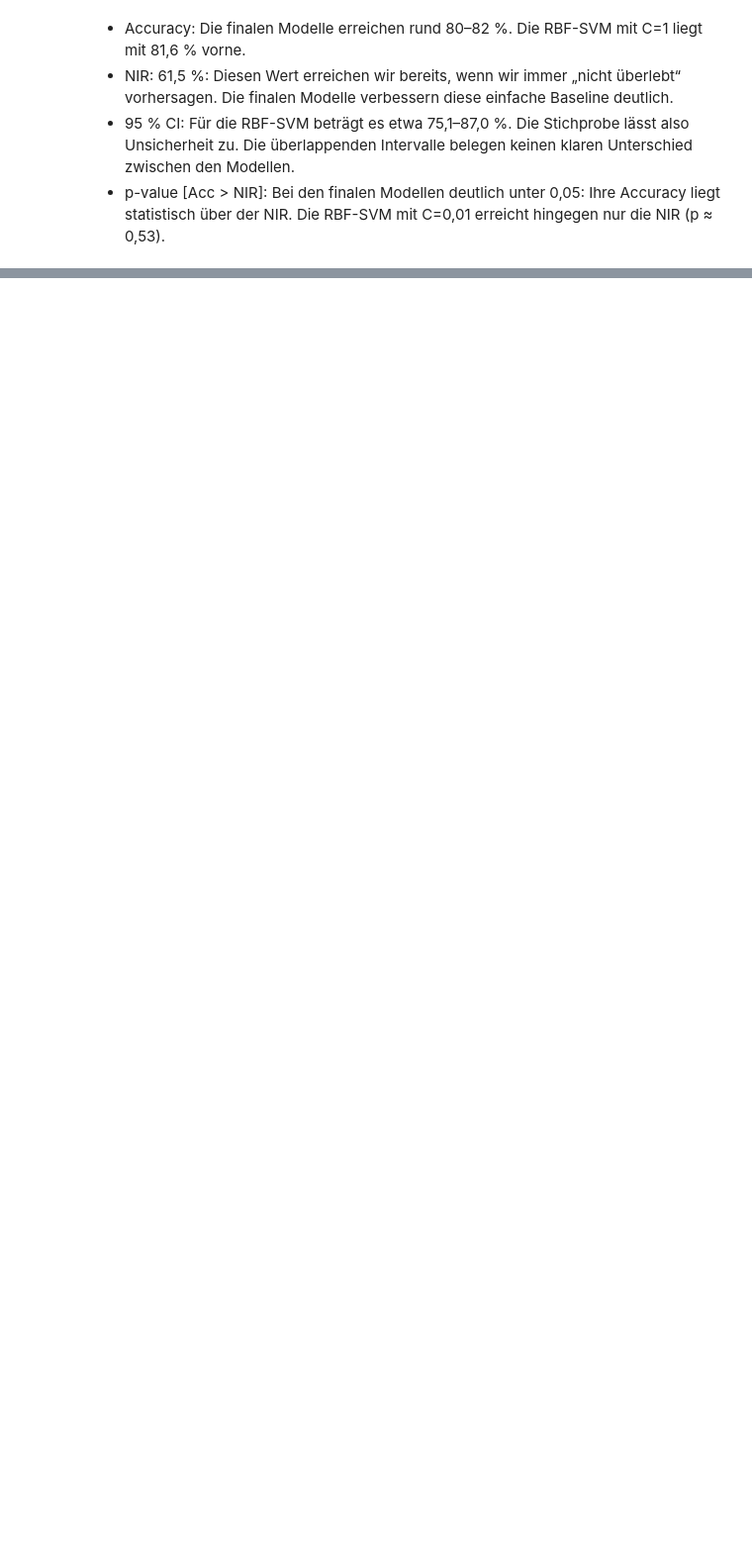
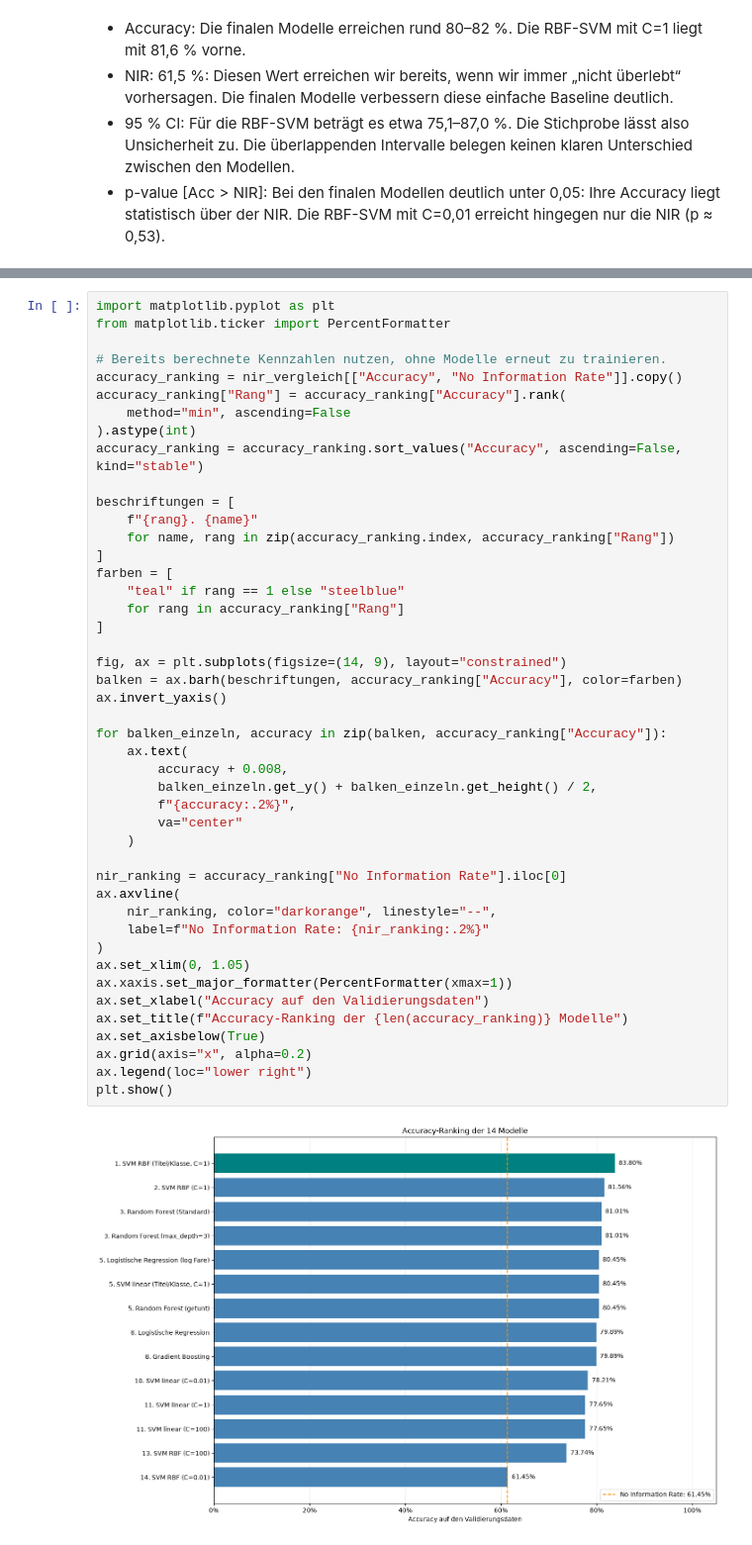
Before and after one commit to dhubmann/titanic, a Jupyter notebook: titanic.ipynb, the cells around one changed output, grey strips where cells are left out. Shown at 99% size. Saved outputs shown, nothing was run; the diff lists cells and outputs as text; blank space fills up the shorter version.

Commit message:
Add model ranking

```diff
--- a/titanic.ipynb
+++ b/titanic.ipynb
@@ -2757,0 +2760,47 @@ Validierungsfälle: 179 | NIR: 61.45%
+# %%
+import matplotlib.pyplot as plt
+from matplotlib.ticker import PercentFormatter
+
+# Bereits berechnete Kennzahlen nutzen, ohne Modelle erneut zu trainieren.
+accuracy_ranking = nir_vergleich[["Accuracy", "No Information Rate"]].copy()
+accuracy_ranking["Rang"] = accuracy_ranking["Accuracy"].rank(
+    method="min", ascending=False
+).astype(int)
+accuracy_ranking = accuracy_ranking.sort_values("Accuracy", ascending=False, kind="stable")
+
+beschriftungen = [
+    f"{rang}. {name}"
+    for name, rang in zip(accuracy_ranking.index, accuracy_ranking["Rang"])
+]
+farben = [
+    "teal" if rang == 1 else "steelblue"
+    for rang in accuracy_ranking["Rang"]
+]
+
+fig, ax = plt.subplots(figsize=(14, 9), layout="constrained")
+balken = ax.barh(beschriftungen, accuracy_ranking["Accuracy"], color=farben)
+ax.invert_yaxis()
+
+for balken_einzeln, accuracy in zip(balken, accuracy_ranking["Accuracy"]):
+    ax.text(
+        accuracy + 0.008,
+        balken_einzeln.get_y() + balken_einzeln.get_height() / 2,
+        f"{accuracy:.2%}",
+        va="center"
+    )
+
+nir_ranking = accuracy_ranking["No Information Rate"].iloc[0]
+ax.axvline(
+    nir_ranking, color="darkorange", linestyle="--",
+    label=f"No Information Rate: {nir_ranking:.2%}"
+)
+ax.set_xlim(0, 1.05)
+ax.xaxis.set_major_formatter(PercentFormatter(xmax=1))
+ax.set_xlabel("Accuracy auf den Validierungsdaten")
+ax.set_title(f"Accuracy-Ranking der {len(accuracy_ranking)} Modelle")
+ax.set_axisbelow(True)
+ax.grid(axis="x", alpha=0.2)
+ax.legend(loc="lower right")
+plt.show()
+# %% [output]
+[figure, added]
```
Also changed, not shown: parts of 3 cells of this notebook.
